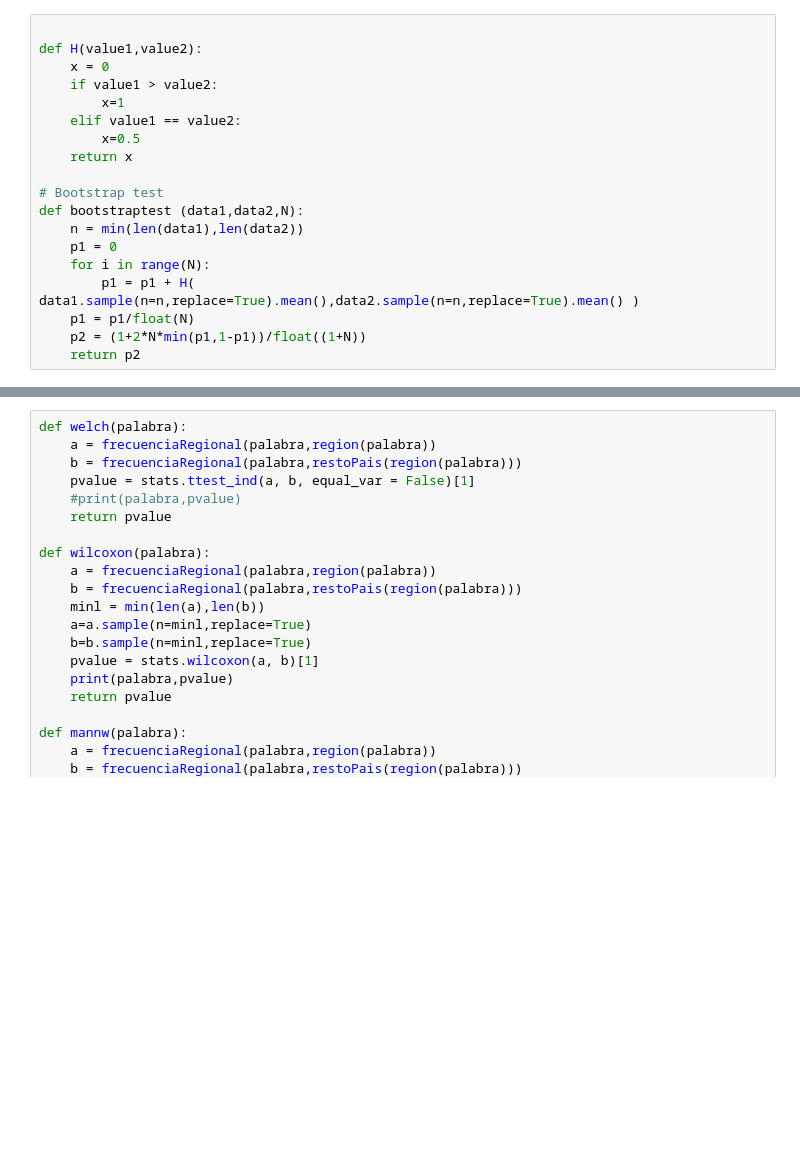
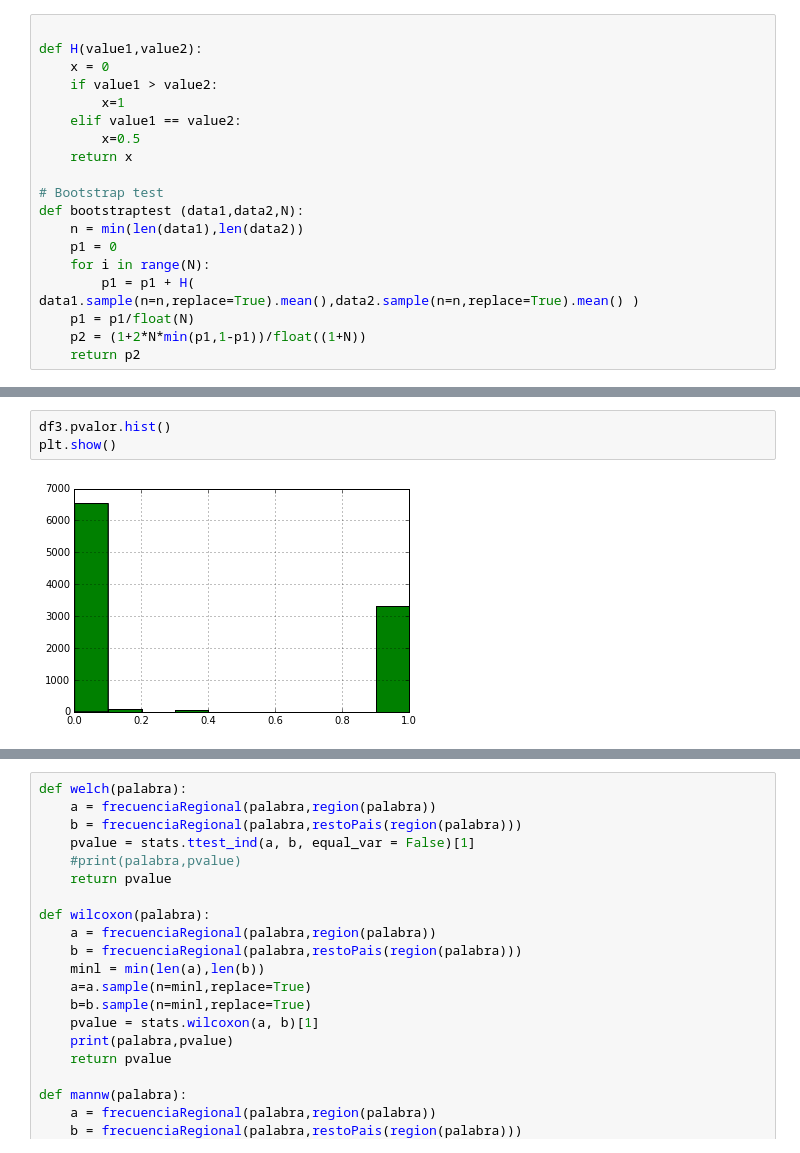
Before and after one commit to daleman/tesis, a Jupyter notebook: bootstrap.ipynb, the cells around one changed output, grey strips where cells are left out. Saved outputs shown, nothing was run; the diff lists cells and outputs as text; blank space fills up the shorter version.

```diff
--- a/bootstrap.ipynb
+++ b/bootstrap.ipynb
@@ -118,0 +217,5 @@ dtype: float64
+# %%
+df3.pvalor.hist()
+plt.show()
+# %% [output]
+[figure, added]
```
Also changed, not shown: parts of 40 cells of this notebook, 1 other file.
